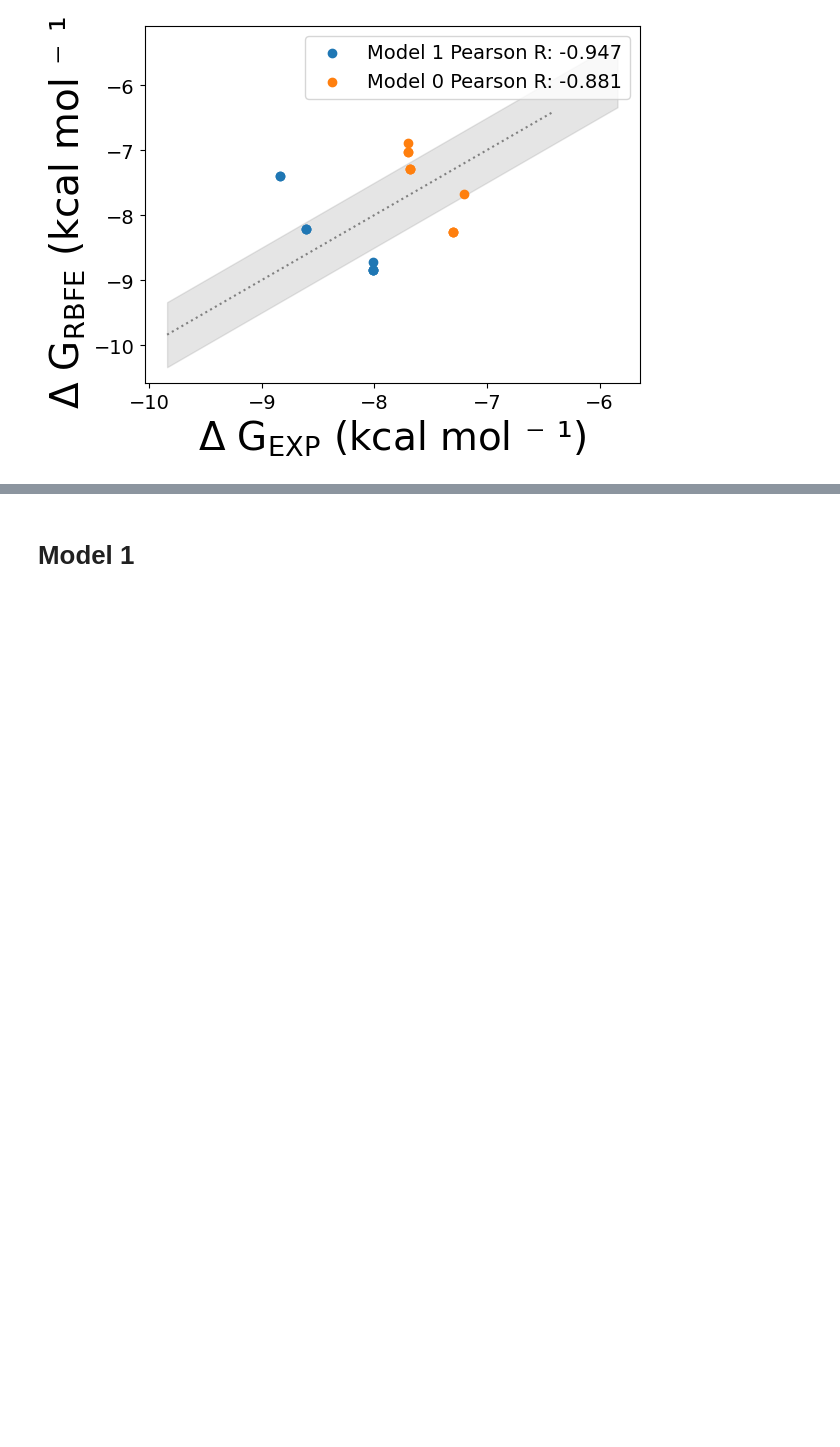
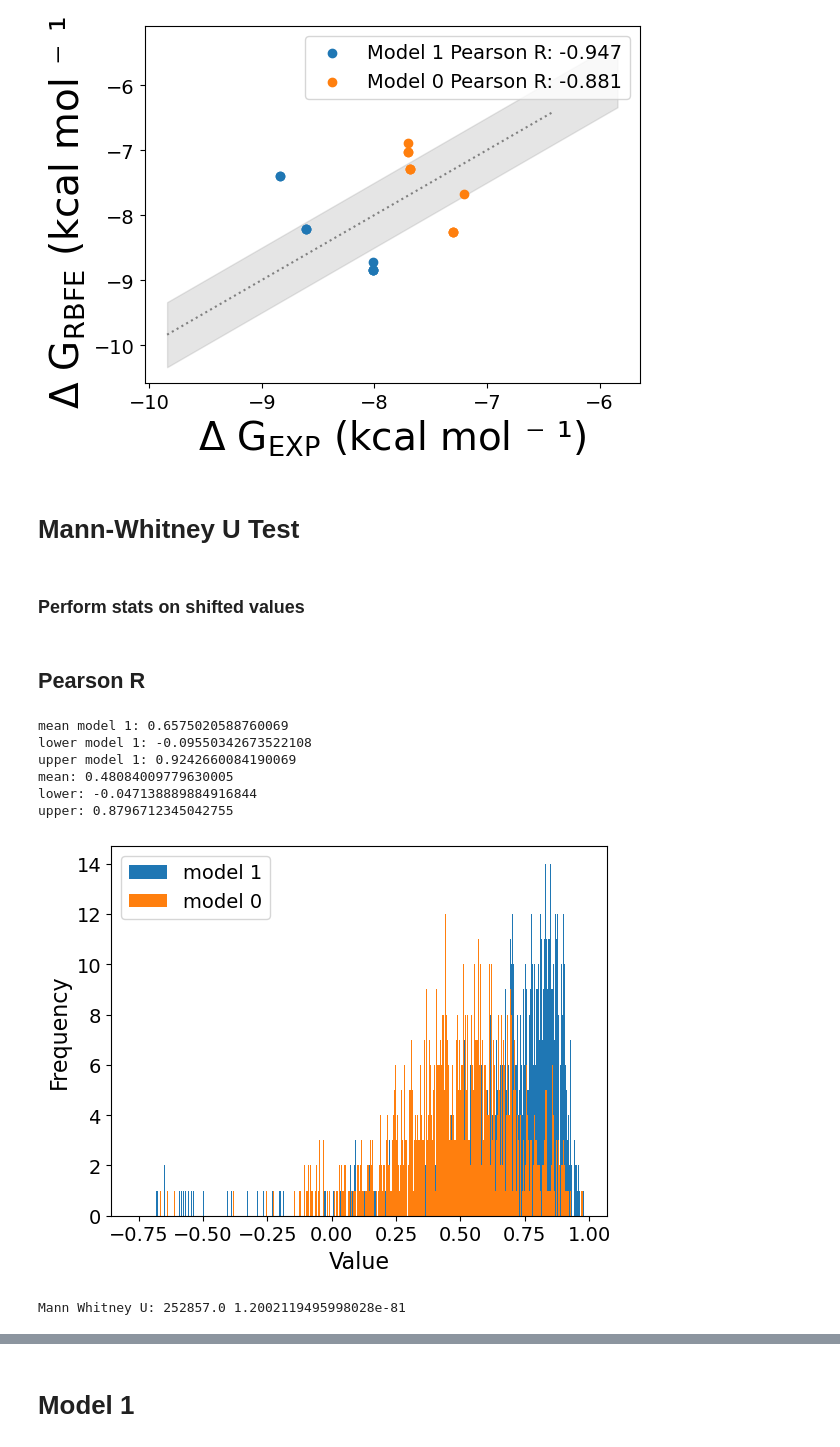
Before and after one commit to meyresearch/metalloenzymes, a Jupyter notebook: meze/analysis.ipynb, the cells around one changed output, grey strips where cells are left out. Saved outputs shown, nothing was run; the diff lists cells and outputs as text; code cells hidden in the pictures; blank space fills up the shorter version.

```diff
--- a/meze/analysis.ipynb
+++ b/meze/analysis.ipynb
@@ -177,3 +184,5 @@ plt.tight_layout()
 plt.show()
 # %% [output]
 [figure]
+# %% [markdown]
+# Mann-Whitney U Test
@@ -179,0 +221,52 @@ plt.show()
+# %% [markdown]
+### Perform stats on shifted values
+# %%
+shift_1 = np.min(x_data_1)
+x_data_1 = x_data_1 - np.mean(x_data_1) + shift_1
+y_data_1 = calculated_values_1 - np.mean(calculated_values_1) + shift_1
+shift_0 = np.min(x_data_0)
+x_data_0 = x_data_0 - np.mean(x_data_0) + shift_0
+y_data_0 = calculated_values_0 - np.mean(calculated_values_0) + shift_0
+# %% [markdown]
+## Pearson R
+# %%
+pearsonr_bootstrap_results_1 = bootstrap(data=(x_data_1, y_data_1),
+                                         statistic=compute_pearsonr,
+                                         method="percentile",
+                                         n_resamples=1000,
+                                         confidence_level=0.95,
+                                         paired=True)
+distribution_1 = pearsonr_bootstrap_results_1.bootstrap_distribution
+pearson_1 = np.mean(distribution_1)
+confidence_interval_1 = pearsonr_bootstrap_results_1.confidence_interval
+
+print(f"mean model 1: {pearson_1}")
+print(f"lower model 1: {confidence_interval_1.low}")
+print(f"upper model 1: {confidence_interval_1.high}")
+
+pearsonr_bootstrap_results_0 = bootstrap(data=(x_data_0, y_data_0),
+                                       statistic=compute_pearsonr,
+                                       method="percentile",
+                                       n_resamples=1000,
+                                       paired=True
+                                       )
+distribution_0 = pearsonr_bootstrap_results_0.bootstrap_distribution
+pearson_0 = np.mean(distribution_0)
+confidence_interval_0 = pearsonr_bootstrap_results_0.confidence_interval
+print(f"mean: {pearson_0}")
+print(f"lower: {confidence_interval_0.low}")
+print(f"upper: {confidence_interval_0.high}")
+
+plot_hist(data_1=distribution_1, data_2=distribution_0, label_1="model 1", label_2="model 0", n_bins=500)
+
+pearson_u1, pearson_p = mannwhitneyu(distribution_0, distribution_1)
+print(f"Mann Whitney U: {pearson_u1} {pearson_p}")
+# %% [output]
+mean model 1: 0.6575020588760069
+lower model 1: -0.09550342673522108
+upper model 1: 0.9242660084190069
+mean: 0.48084009779630005
+lower: -0.047138889884916844
+upper: 0.8796712345042755
+[figure, added]
+Mann Whitney U: 252857.0 1.2002119495998028e-81
```
Also changed, not shown: parts of 27 cells of this notebook.
